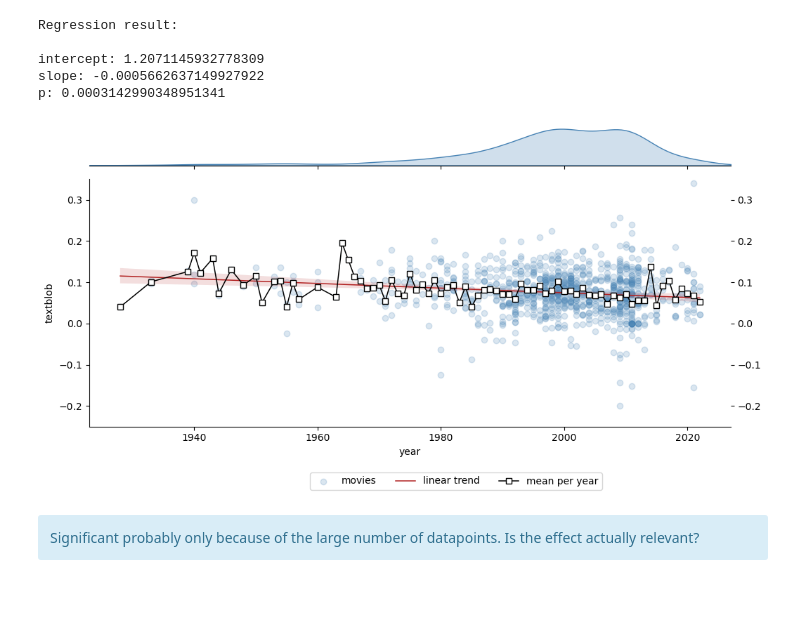
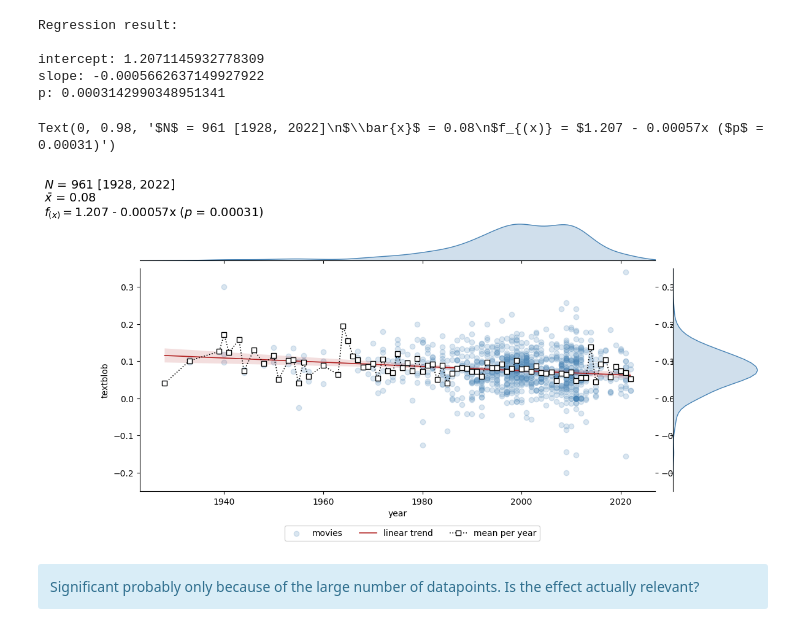
Before and after one commit to dominikpegler/computational-social-sciences, a Jupyter notebook: assignments/Assignment 4 - Socioeconomic analysis.ipynb, the cells around one changed output. Saved outputs shown, nothing was run; the diff lists cells and outputs as text; code cells hidden in the pictures; blank space fills up the shorter version.

Commit message:
title

```diff
--- a/assignments/Assignment 4 - Socioeconomic analysis.ipynb
+++ b/assignments/Assignment 4 - Socioeconomic analysis.ipynb
@@ -187,45 +187,65 @@ intercept: 1.2071145932778309
 slope: -0.0005662637149927922
 p: 0.0003142990348951341
 # %%
+title = (
+    f"$N$ = {len(df_clean)} [{min(df_clean.year)}, {max(df_clean.year)}]"
+    + "\n"
+    + r"$\bar{x}$ = "
+    + f"{df_clean.textblob.mean():.2f}"
+    + "\n"
+    + r"$f_{(x)} = $"
+    + f"{reg.intercept:.3f} {'+' if reg.slope > 0 else '-'} {abs(reg.slope):.2g}x"
+    + " ($p$ = "
+    + f"{reg.pvalue:.2g})"
+)
+
 g = sns.JointGrid(
-    x=df.year,
-    y=df.textblob,
+    x=df_clean.year,
+    y=df_clean.textblob,
     ylim=(-0.25, 0.35),
-    xlim=(-5 + min(df.year), 5 + max(df.year)),
+    xlim=(-5 + min(df_clean.year), 5 + max(df_clean.year)),
 )
 
 regplot = g.plot_joint(
     sns.regplot,
     scatter_kws=dict(alpha=0.2, color="steelblue"),
-    line_kws=dict(color="firebrick", lw=1.1, label="linear trend", linestyle="-"),
+    line_kws=dict(color="firebrick", lw=1.2, label="linear trend", linestyle="-"),
     label="movies",
 )
 
 g.plot_marginals(sns.kdeplot, fill=True, color="steelblue")
-g.ax_marg_y.set_visible(False)
+# g.ax_marg_y.set_visible(False)
 
 g.fig.figure.set_figheight(5)
 g.fig.figure.set_figwidth(12)
 
-palette = sns.color_palette(["black"])
 
 lplot = sns.lineplot(
-    df_clean.groupby("year").mean(),
-    lw=1.1,
+    df_clean.groupby("year").mean()["textblob"],
+    lw=1.2,
+    linestyle=":",
     marker="s",
     markersize=6,
     markeredgecolor="black",
+    color="black",
     markeredgewidth=1,
     markerfacecolor="white",
     ax=g.ax_joint,
-    palette=palette,
     label="mean per year",
     legend=False,
 )
 g.ax_joint.tick_params(right=True, labelright=True, grid_color="black")
 g.fig.legend(loc="upper center", bbox_to_anchor=(0.5, 0), ncol=3)
-g.fig.tight_layout();
+g.fig.suptitle(
+    title,
+    x=0,
+    fontsize=14,
+    verticalalignment="bottom",
+    horizontalalignment="left",
+)
+# g.fig.tight_layout()
 # %% [output]
+Text(0, 0.98, '$N$ = 961 [1928, 2022]\n$\\bar{x}$ = 0.08\n$f_{(x)} = $1.207 - 0.00057x ($p$ = 0.00031)')
-[figure, old version]
+[figure, new version]
 # %% [markdown]
 <div class="alert alert-info">Significant probably only because of the large number of datapoints. Is the effect actually relevant?</div>
```
Also changed, not shown: 1 other file.
